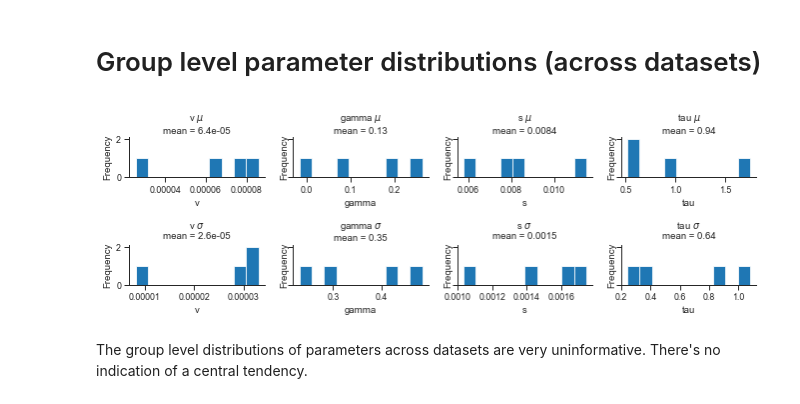
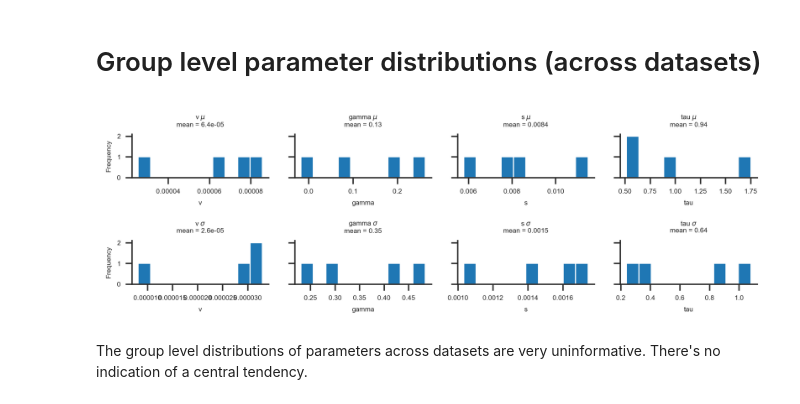
Before and after one commit to glamlab/glambox, a Jupyter notebook: SI_derivation_of_hyperpriors.ipynb, the cells around one changed output. Drawn from its saved outputs; the diff is of its cells as text; code cells hidden in the pictures.

```diff
--- a/SI_derivation_of_hyperpriors.ipynb
+++ b/SI_derivation_of_hyperpriors.ipynb
@@ -100,32 +122,50 @@ sns.despine()
 # %% [markdown]
 # Group level parameter distributions (across datasets)
 # %%
+fontsize = 5
+
 n_params = len(parameters)
 
-fig, axs = plt.subplots(2, n_params,
-                        figsize=gb.plots.cm2inch(24, 8),
+fig, axs = plt.subplots(2,
+                        n_params,
+                        figsize=gb.plots.cm2inch(18, 6),
+                        dpi=330,
                         sharey='row')
 
 for p, parameter in enumerate(parameters):
 
     # Mean
     means = estimates.groupby('dataset')[parameter].mean()
     axs[0, p].hist(means)
-    axs[0, p].set_title(parameter + r' $\mu$' + '\nmean = {}'.format(np.round(np.mean(means), precision[parameter])))
-    axs[0, p].set_xlabel(parameter)
-    axs[0, p].set_ylabel('Frequency')
+    axs[0, p].set_title(
+        parameter + r' $\mu$' +
+        '\nmean = {}'.format(np.round(np.mean(means), precision[parameter])),
+        fontsize=fontsize)
+    axs[0, p].set_xlabel(parameter,
+                         fontsize=fontsize)
+    if p == 0:
+        axs[0, p].set_ylabel('Frequency',
+                             fontsize=fontsize)
 
     # SD
     sds = estimates.groupby('dataset')[parameter].std()
     axs[1, p].hist(sds)
-    axs[1, p].set_title(parameter + r' $\sigma$' + '\nmean = {}'.format(np.round(np.mean(sds), precision[parameter])))
-    axs[1, p].set_xlabel(parameter)
-    axs[1, p].set_ylabel('Frequency')
+    axs[1, p].set_title(
+        parameter + r' $\sigma$' +
+        '\nmean = {}'.format(np.round(np.mean(sds), precision[parameter])),
+        fontsize=fontsize)
+    axs[1, p].set_xlabel(parameter,
+                         fontsize=fontsize)
+    if p == 0:
+        axs[1, p].set_ylabel('Frequency',
+                             fontsize=fontsize)
+for ax in axs.ravel():
+    ax.tick_params(axis='both', which='major', labelsize=fontsize)
 
 sns.despine()
 fig.tight_layout()
 # %% [output]
-[figure, old version]
+[figure, new version]
 # %% [markdown]
 The group level distributions of parameters across datasets are very uninformative. There's no indication of a central tendency.
 # %% [markdown]
```
Also changed, not shown: parts of 4 cells of this notebook, 2 other files.
